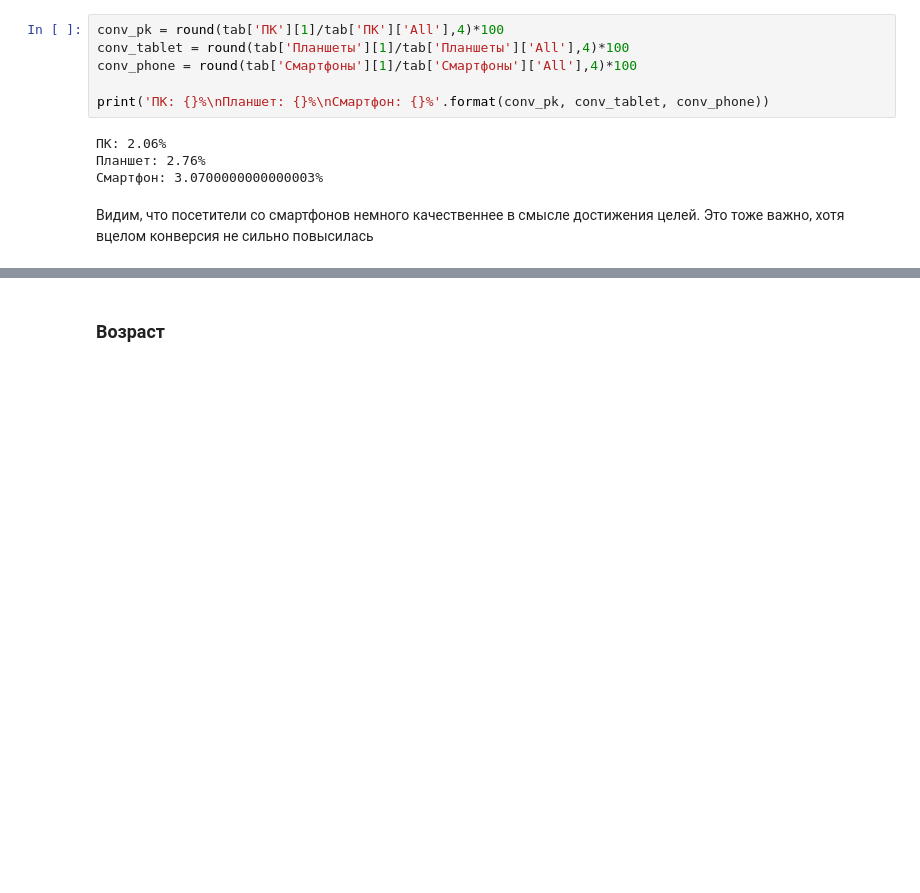
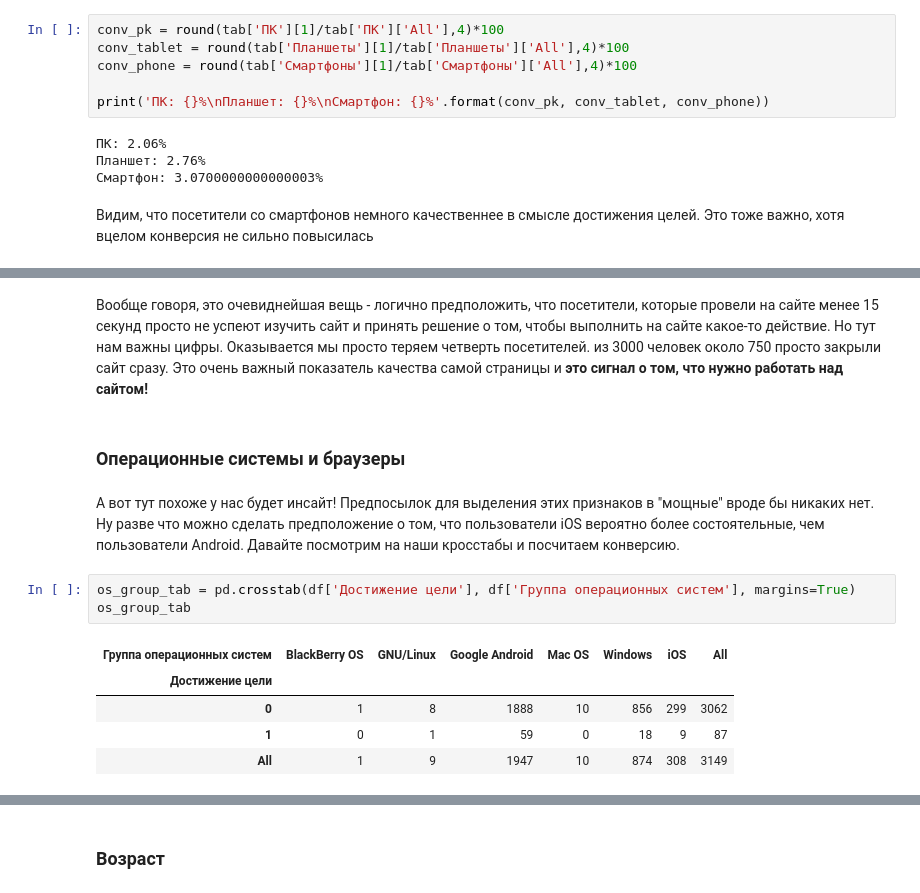
Before and after one commit to maxsaprykin/ind_project, a Jupyter notebook: Определение факторов, влияющих на выполнение целевого действия посетителем интернет-страницы.ipynb, the cells around one changed output, grey strips where cells are left out. Drawn from its saved outputs; the diff is of its cells as text; blank space fills up the shorter version.

```diff
--- a/Определение факторов, влияющих на выполнение целевого действия посетителем интернет-страницы.ipynb
+++ b/Определение факторов, влияющих на выполнение целевого действия посетителем интернет-страницы.ipynb
@@ -265,0 +281,15 @@ print('ПК: {}%\nПланшет: {}%\nСмартфон: {}%'.format(conv_pk, co
+# %% [markdown]
+Вообще говоря, это очевиднейшая вещь - логично предположить, что посетители, которые провели на сайте менее 15 секунд просто не успеют изучить сайт и принять решение о том, чтобы выполнить на сайте какое-то действие. Но тут нам важны цифры. Оказывается мы просто теряем четверть посетителей. из 3000 человек около 750 просто закрыли сайт сразу. Это очень важный показатель качества самой страницы и **это сигнал о том, что нужно работать над сайтом!**
+# %% [markdown]
+### Операционные системы и браузеры
+# %% [markdown]
+А вот тут похоже у нас будет инсайт! Предпосылок для выделения этих признаков в "мощные" вроде бы никаких нет. Ну разве что можно сделать предположение о том, что  пользователи iOS вероятно более состоятельные, чем пользователи Android. Давайте посмотрим на наши кросстабы и посчитаем конверсию.
+# %%
+os_group_tab = pd.crosstab(df['Достижение цели'], df['Группа операционных систем'], margins=True)
+os_group_tab
+# %% [output]
+| Группа операционных систем | BlackBerry OS | GNU/Linux | Google Android | Mac OS | Windows | iOS | All |
+| Достижение цели |  |  |  |  |  |  |  |
+| 0 | 1 | 8 | 1888 | 10 | 856 | 299 | 3062 |
+| 1 | 0 | 1 | 59 | 0 | 18 | 9 | 87 |
+| All | 1 | 9 | 1947 | 10 | 874 | 308 | 3149 |
```
Also changed, not shown: parts of 36 cells of this notebook, 1 other file.
